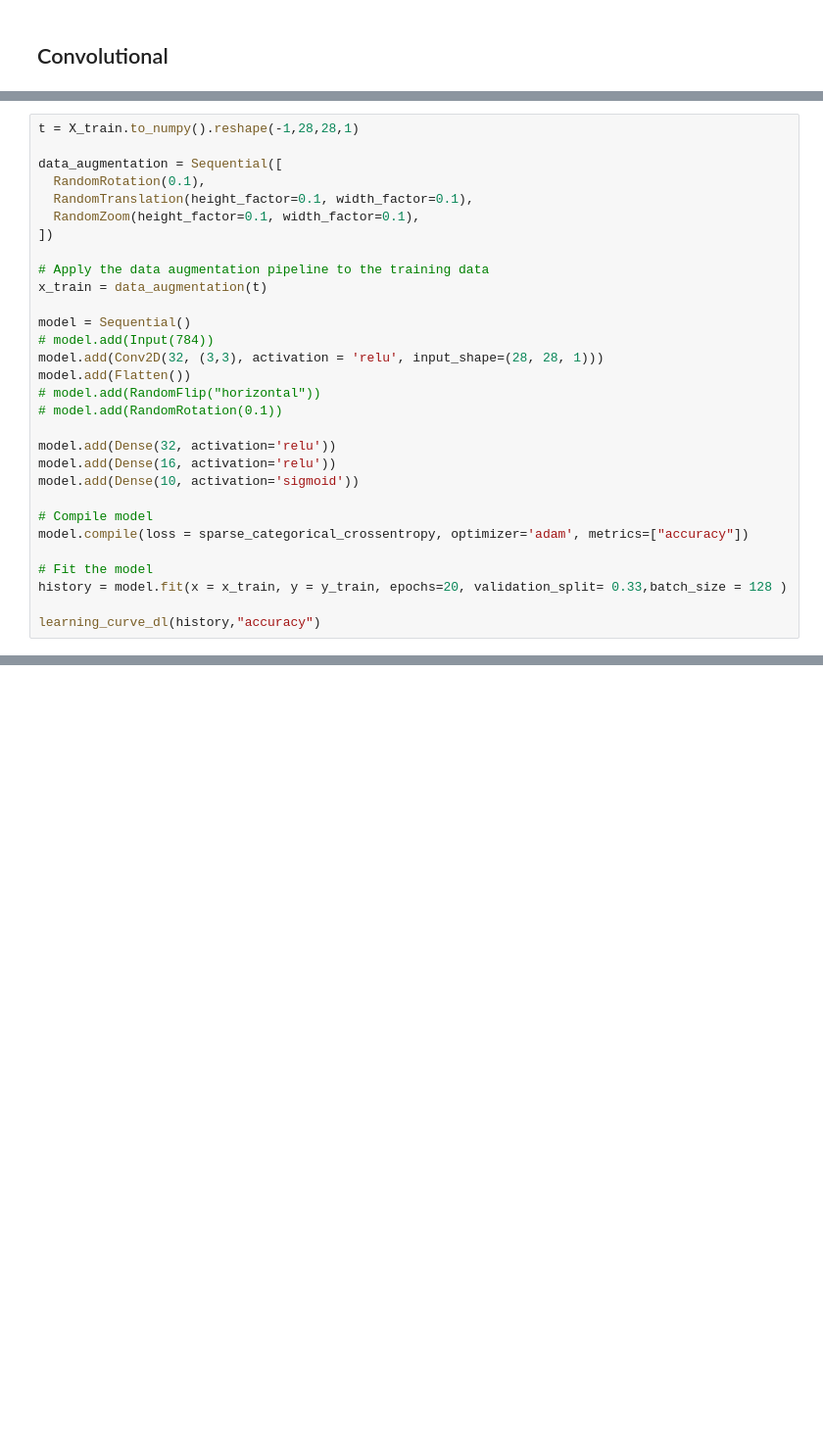
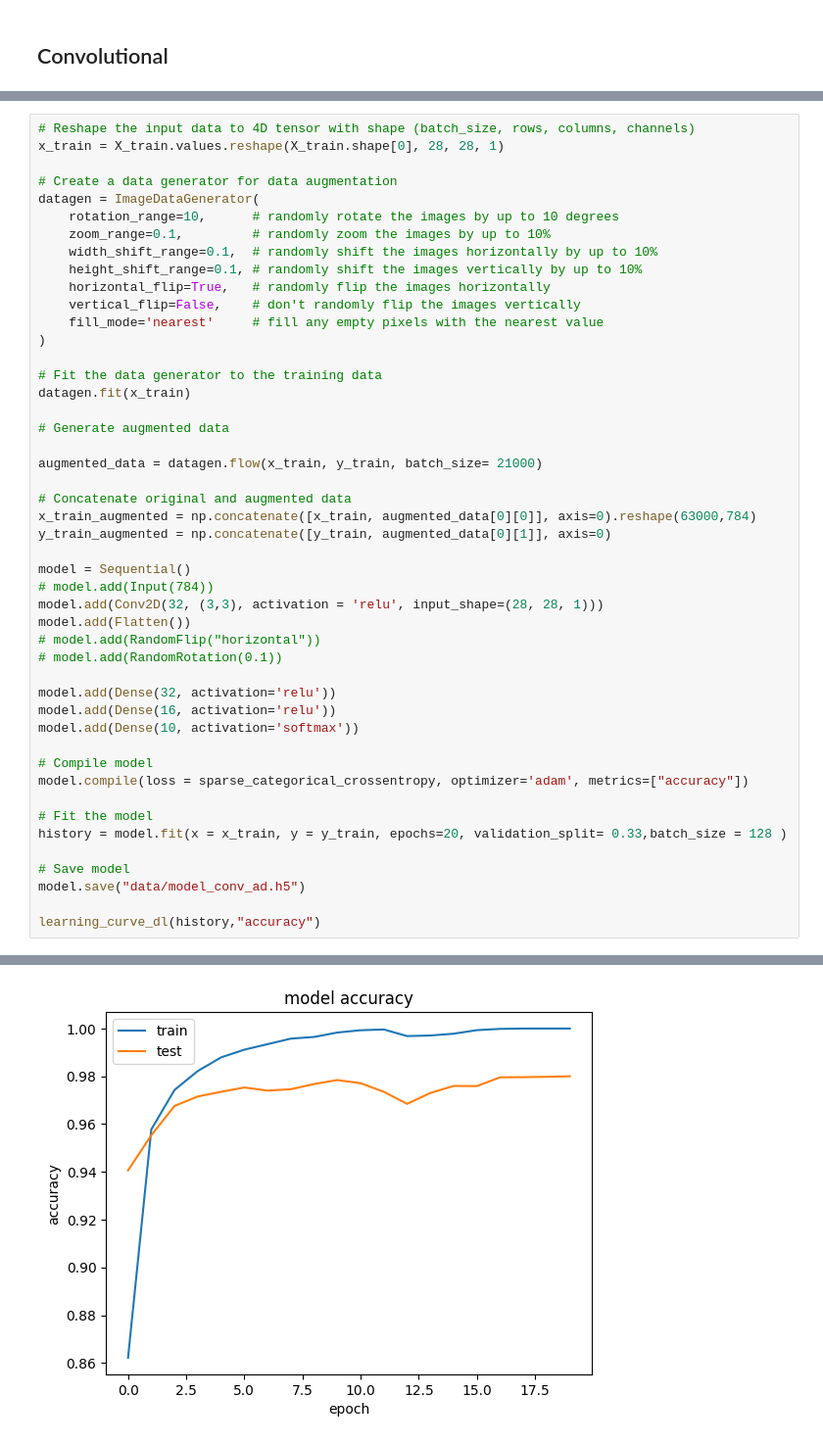
Before and after one commit to Alexisp99/cnn_mnist, a Jupyter notebook: model_alexis.ipynb, the cells around one changed output, grey strips where cells are left out. Shown at 98% size. Saved outputs shown, nothing was run; the diff lists cells and outputs as text; blank space fills up the shorter version.

Commit message:
streamlit, lvl2, conv

```diff
--- a/model_alexis.ipynb
+++ b/model_alexis.ipynb
@@ -127,14 +187,28 @@ dict_keys(['loss', 'sparse_categorical_accuracy', 'val_loss', 'val_sparse_catego
 # %%
-t = X_train.to_numpy().reshape(-1,28,28,1)
+# Reshape the input data to 4D tensor with shape (batch_size, rows, columns, channels)
+x_train = X_train.values.reshape(X_train.shape[0], 28, 28, 1)
 
-data_augmentation = Sequential([
-  RandomRotation(0.1),
-  RandomTranslation(height_factor=0.1, width_factor=0.1),
-  RandomZoom(height_factor=0.1, width_factor=0.1),
-])
+# Create a data generator for data augmentation
+datagen = ImageDataGenerator(
+    rotation_range=10,      # randomly rotate the images by up to 10 degrees
+    zoom_range=0.1,         # randomly zoom the images by up to 10%
+    width_shift_range=0.1,  # randomly shift the images horizontally by up to 10%
+    height_shift_range=0.1, # randomly shift the images vertically by up to 10%
+    horizontal_flip=True,   # randomly flip the images horizontally
+    vertical_flip=False,    # don't randomly flip the images vertically
+    fill_mode='nearest'     # fill any empty pixels with the nearest value
+)
 
-# Apply the data augmentation pipeline to the training data
-x_train = data_augmentation(t)
+# Fit the data generator to the training data
+datagen.fit(x_train)
+
+# Generate augmented data
+
+augmented_data = datagen.flow(x_train, y_train, batch_size= 21000)
+
+# Concatenate original and augmented data
+x_train_augmented = np.concatenate([x_train, augmented_data[0][0]], axis=0).reshape(63000,784)
+y_train_augmented = np.concatenate([y_train, augmented_data[0][1]], axis=0)
 
 model = Sequential()
 # model.add(Input(784))
@@ -145,7 +219,7 @@ model.add(Flatten())
 
 model.add(Dense(32, activation='relu'))
 model.add(Dense(16, activation='relu'))
-model.add(Dense(10, activation='sigmoid'))
+model.add(Dense(10, activation='softmax'))
 
 # Compile model
 model.compile(loss = sparse_categorical_crossentropy, optimizer='adam', metrics=["accuracy"])
@@ -153,4 +227,8 @@ model.compile(loss = sparse_categorical_crossentropy, optimizer='adam', metrics=
 # Fit the model
 history = model.fit(x = x_train, y = y_train, epochs=20, validation_split= 0.33,batch_size = 128 )
 
+# Save model
+model.save("data/model_conv_ad.h5")
+
 learning_curve_dl(history,"accuracy")
+# %% [output]
@@ -156,0 +252 @@ learning_curve_dl(history,"accuracy")
+[figure, added]
```
Also changed, not shown: parts of 11 cells of this notebook, 4 other files.
